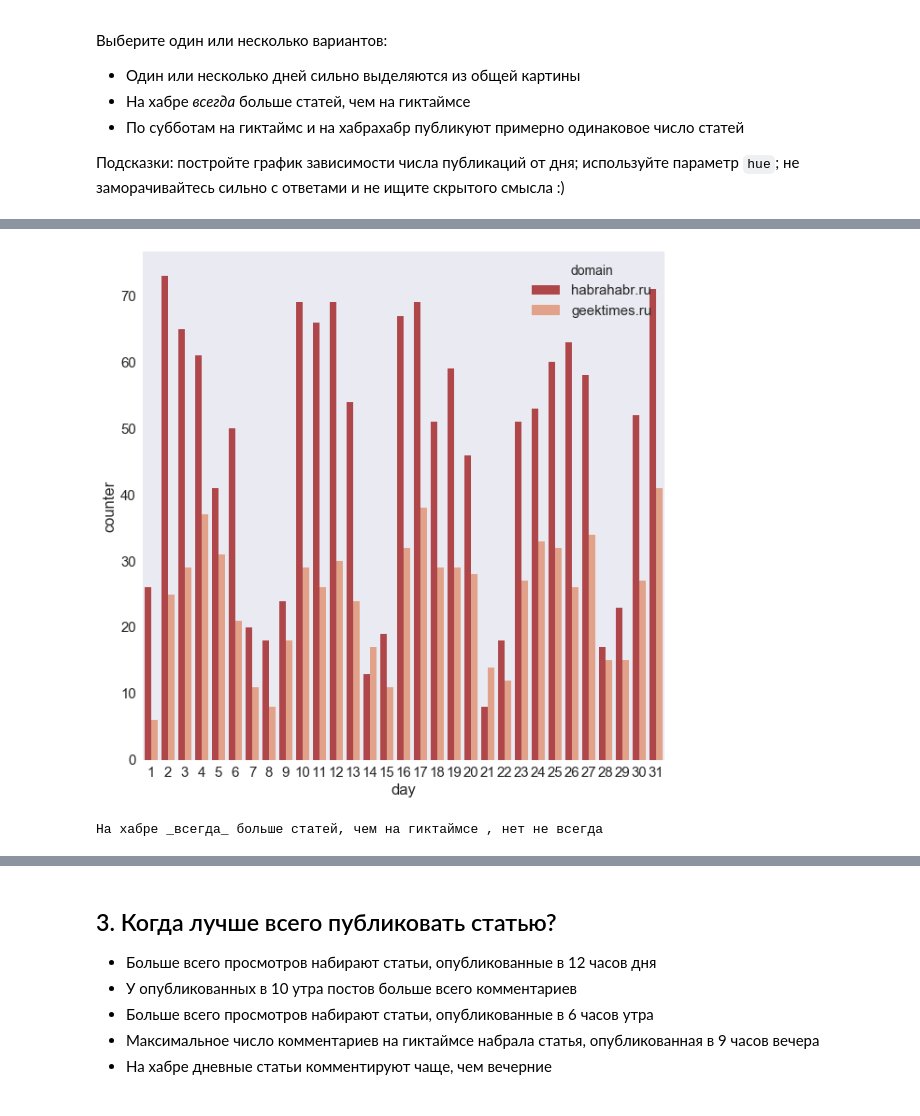
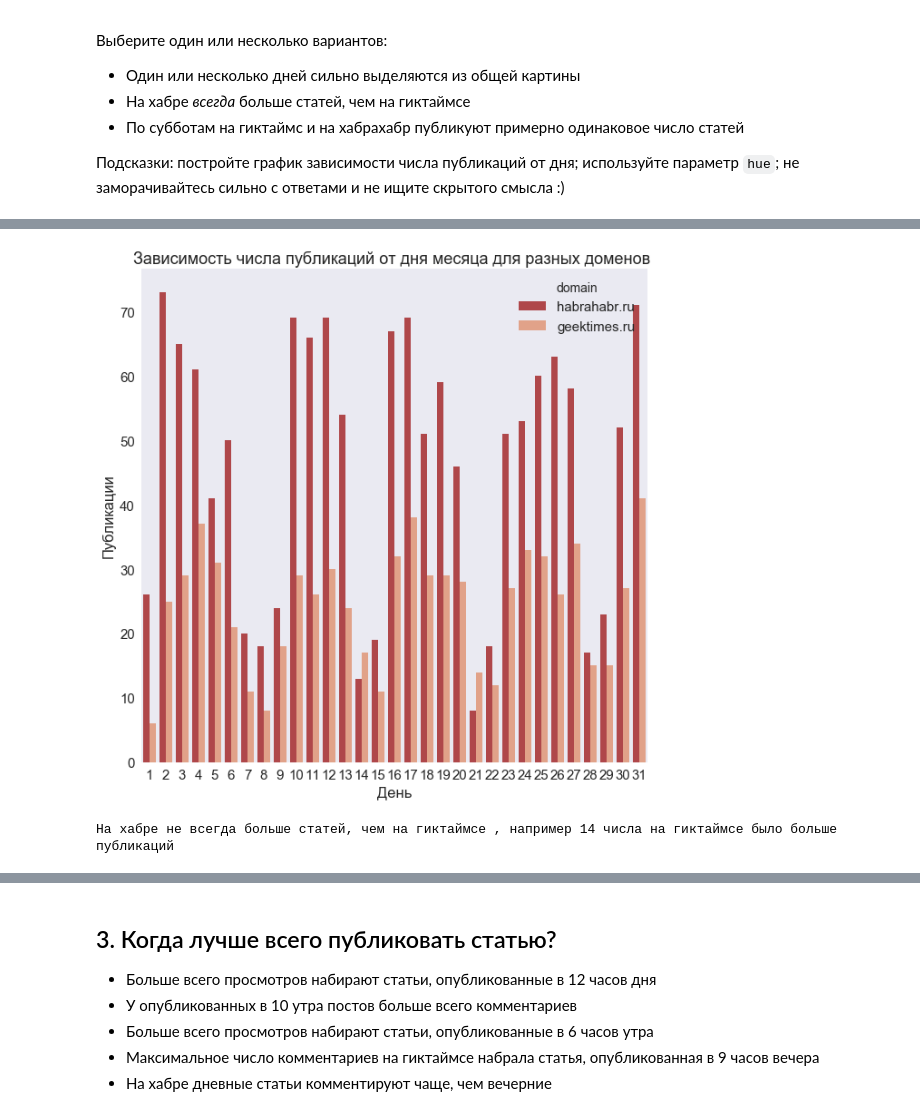
Before and after one commit to IlyaChr/ods2018, a Jupyter notebook: 02/assignment02_habr_visual_analysis.ipynb, the cells around one changed output, grey strips where cells are left out. Drawn from its saved outputs; the diff is of its cells as text; code cells hidden in the pictures.

```diff
--- a/02/assignment02_habr_visual_analysis.ipynb
+++ b/02/assignment02_habr_visual_analysis.ipynb
@@ -185,27 +231,30 @@ print('Один или несколько дней сильно выделяют
 # %%
 newdata = df[ (df.year == 2015) & (df.month == 3)]
 
-
+newdata['day'] = [d.day for d in newdata.published]
 
 newdata['counter'] = 1
 
 dayset = newdata.groupby(['day','domain']).counter.sum().reset_index().sort_values(by=['counter'], ascending=False)
 
 #dayset.head(100)
 
 plt.subplots(figsize=(10,10))
 
 ax = sns.barplot(data=dayset,
               x='day',
               y='counter',
               hue='domain' )
 
+ax.set(xlabel='День',ylabel='Публикации', title = 'Зависимость числа публикаций от дня месяца для разных доменов ')
+
+
 plt.show()
 
-print('На хабре _всегда_ больше статей, чем на гиктаймсе , нет не всегда')
+print('На хабре не всегда больше статей, чем на гиктаймсе , например 14 числа на гиктаймсе было больше публикаций ')
 # %% [output]
-[figure, old version]
+[figure, new version]
-На хабре _всегда_ больше статей, чем на гиктаймсе , нет не всегда
+На хабре не всегда больше статей, чем на гиктаймсе , например 14 числа на гиктаймсе было больше публикаций
 # %%
 
 
```
Also changed, not shown: parts of 17 cells of this notebook.
